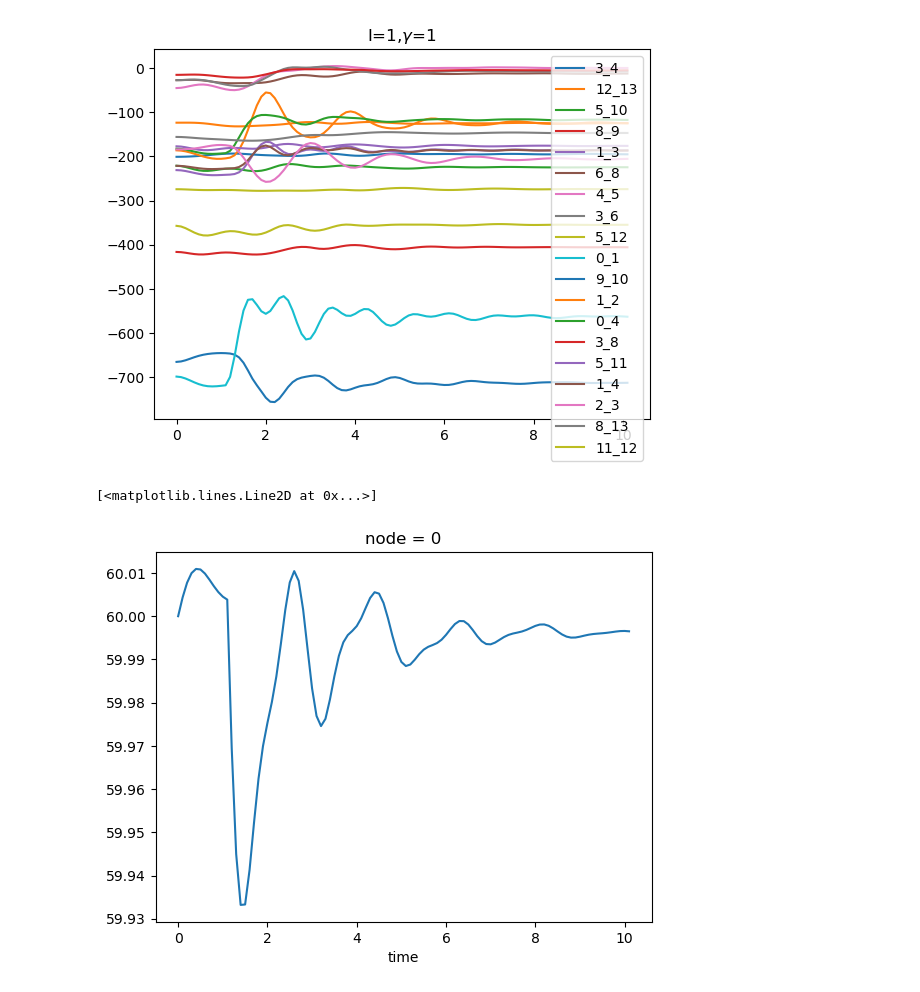
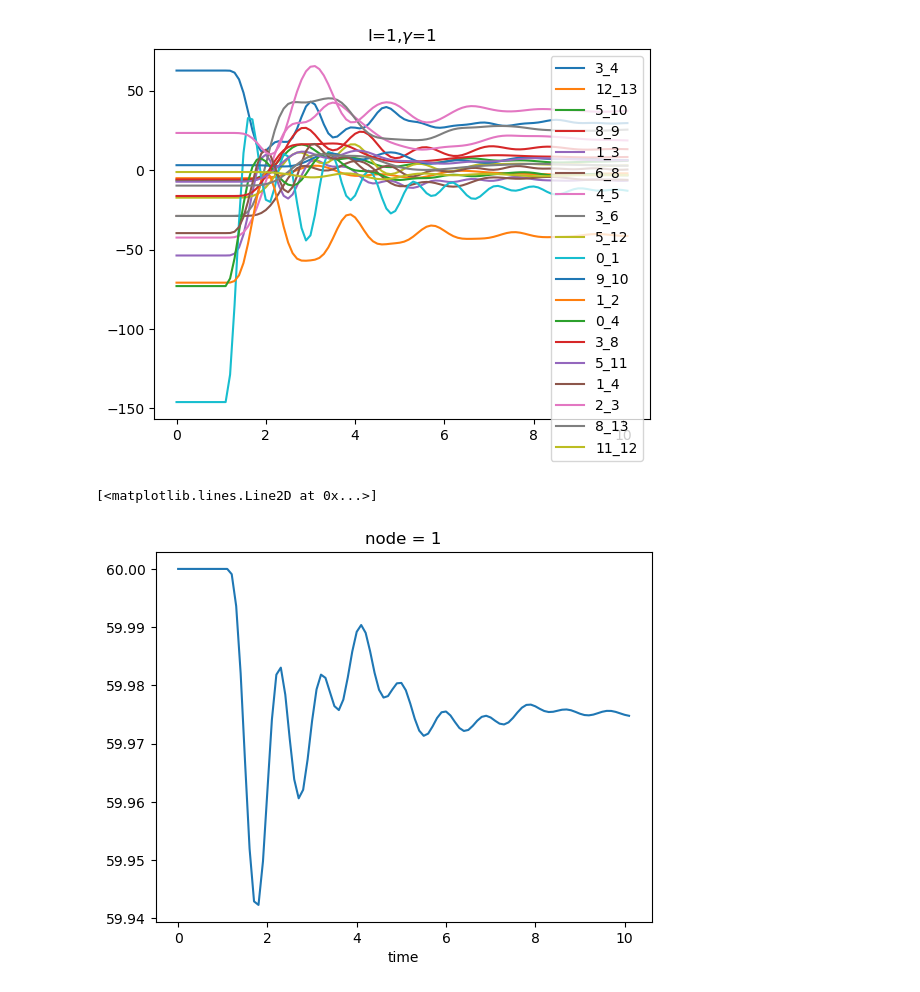
Before and after one commit to gmantegna/modeling-cascading-failure, a Jupyter notebook: notebooks/test case.ipynb, the cells around one changed output. Cells and saved outputs as stored; diff of their text form; code cells hidden in the pictures.

```diff
--- a/notebooks/test case.ipynb
+++ b/notebooks/test case.ipynb
@@ -75,40 +75,40 @@ gamma_array = np.ones(num_buses).reshape(-1,1)*gamma
     Y,
     PV_x,
     PQ_x,
     x_slack,
     V_abs,
     V_phase,
     P_input,
     Q_input,
     eps,
     max_iter,
     base_MVA=base_mva,
     lines_to_cut=None,
     nodes_to_cut=[0],
     cut_time=1,
     delta_t=0.1,
-    alpha=None,
-    frequency_deviation_threshold=0.01,
+    alpha=0.9,
+    frequency_deviation_threshold=1,
     I=I_array,
     gamma=gamma_array,
     t_max=10,
-    include_resistive_losses=True
+    include_resistive_losses=False
 )
 import matplotlib.pyplot as plt
 lines = np.argwhere(np.abs(F.sel(time=0).values)>0)
 lines = list(set([tuple(sorted(line)) for line in lines]))
 fig,ax=plt.subplots()
 for line in lines:
     data= F.sel(node_i=line[0],node_j=line[1])
     plt.plot(data.time,data.values,label="{}_{}".format(line[0],line[1]))
     plt.title("I={},$\gamma$={}".format(I,gamma))
     plt.legend()
     plt.savefig("I={},gamma={}.png".format(I,gamma),dpi=300)
 # %% [output]
-[figure, old version]
+[figure, new version]
 # %%
-omega_hz = (omega.sel(node=0) / (2*np.pi)) + 60
+omega_hz = (omega.sel(node=1) / (2*np.pi)) + 60
 omega_hz.plot()
 # %% [output]
 [<matplotlib.lines.Line2D at 0x...>]
-[figure, old version]
+[figure, new version]
```
Also changed, not shown: 3 other files.
